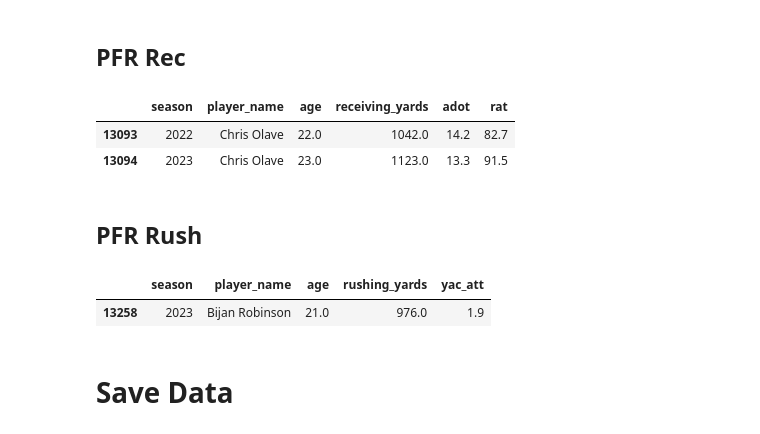
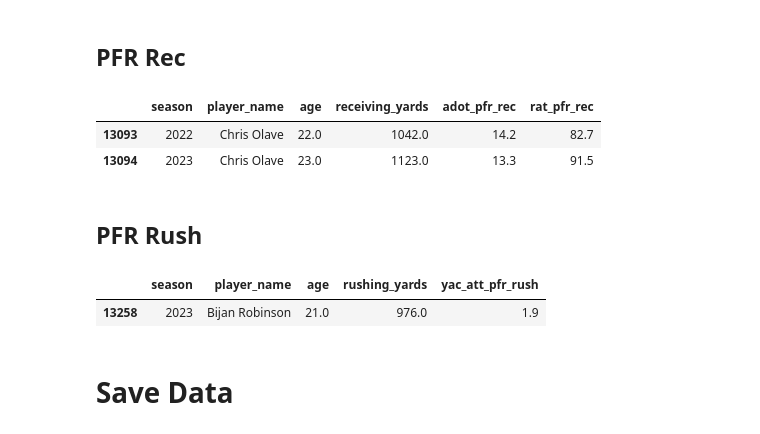
Before and after one commit to Alex-Bishka/Fantasy, a Jupyter notebook: Analysis/Notebooks/DataManagementNotebooks/Data Set Manager (PFR Adv).ipynb, the cells around one changed output. Drawn from its saved outputs; the diff is of its cells as text; code cells hidden in the pictures.

```diff
--- a/Analysis/Notebooks/DataManagementNotebooks/Data Set Manager (PFR Adv).ipynb
+++ b/Analysis/Notebooks/DataManagementNotebooks/Data Set Manager (PFR Adv).ipynb
@@ -135,7 +136,9 @@ Index(['season', 'player', 'pfr_player_id', 'tm', 'age', 'pos', 'g', 'gs',
        'adot', 'brk_tkl', 'rec_br', 'drop', 'drop_percent', 'int', 'rat',
        'loaded'],
       dtype='object')
+# %%
+df_pfr_rec.drop(columns=["age", "player", "tm", "age", "pos", "g"], inplace=True)
 # %%
 for col in df_pfr_rec.columns:
-    if col in df_core.columns:
-        print(col)
+    if col != "season" and col != 'pfr_player_id':
+        df_pfr_rec.rename(columns={col: f"{col}_pfr_rec"}, inplace=True)
@@ -177,8 +191,6 @@ age
 # Merge in DFs
 # %% [markdown]
 ## PFR Pass
-# %%
-df_pfr_pass.drop(columns="team", inplace=True)
 # %%
 df_merge_pass = df_core.merge(df_pfr_pass, on=["season", "pfr_player_id"], how="left")
 # %%
@@ -189,15 +201,13 @@ df_merge_pass.query("player_name == 'Kenny Pickett'")[["season", "player_name",
 | 13223 | 2023 | Kenny Pickett | 324 | 57.0 |
 # %% [markdown]
 ## PFR Rec
-# %%
-df_pfr_rec.drop(columns=["age"], inplace=True)
 # %%
 df_merge_rec = df_merge_pass.merge(df_pfr_rec, on=["season", "pfr_player_id"], how="left")
 # %%
 df_merge_rec.query("player_name == 'Chris Olave'")[["season", "player_name", "age",
-                                                    "receiving_yards", "adot", "rat"]]
+                                                    "receiving_yards", "adot_pfr_rec", "rat_pfr_rec"]]
 # %% [output]
-|  | season | player_name | age | receiving_yards | adot | rat |
+|  | season | player_name | age | receiving_yards | adot_pfr_rec | rat_pfr_rec |
 | 13093 | 2022 | Chris Olave | 22.0 | 1042.0 | 14.2 | 82.7 |
 | 13094 | 2023 | Chris Olave | 23.0 | 1123.0 | 13.3 | 91.5 |
 # %% [markdown]
@@ -208,9 +216,9 @@ df_pfr_rush.drop(columns=["age"], inplace=True)
 df_merge_final = df_merge_rec.merge(df_pfr_rush, on=["season", "pfr_player_id"], how="left")
 # %%
 df_merge_final.query("player_name == 'Bijan Robinson'")[["season", "player_name", "age",
-                                                    "rushing_yards", "yac_att"]]
+                                                    "rushing_yards", "yac_att_pfr_rush"]]
 # %% [output]
-|  | season | player_name | age | rushing_yards | yac_att |
+|  | season | player_name | age | rushing_yards | yac_att_pfr_rush |
 | 13258 | 2023 | Bijan Robinson | 21.0 | 976.0 | 1.9 |
 # %% [markdown]
 # Save Data
```
Also changed, not shown: parts of 8 cells of this notebook, 2 other files.
